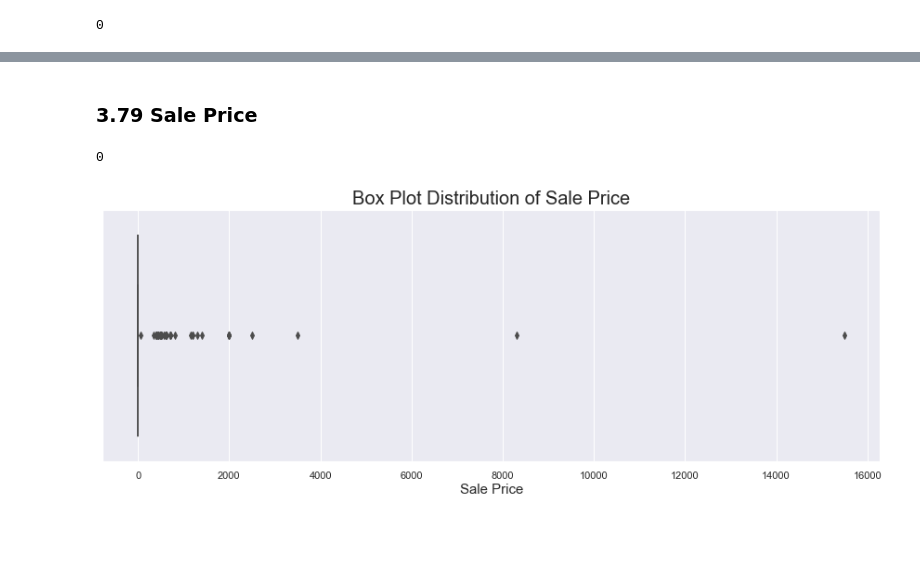
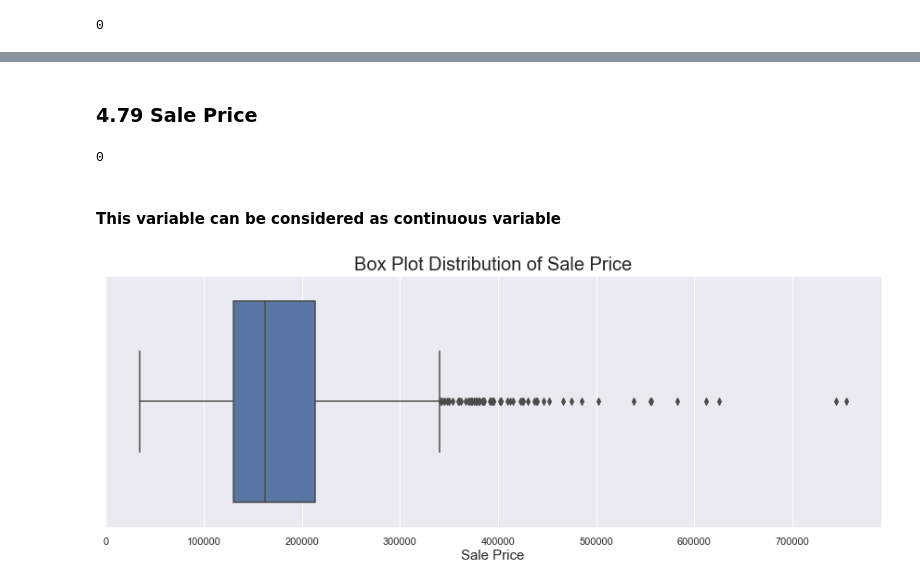
Before and after one commit to akshaykadam100/Housing-Price-Calculator, a Jupyter notebook: V1.ipynb, the cells around one changed output, grey strips where cells are left out. Saved outputs shown, nothing was run; the diff lists cells and outputs as text; code cells hidden in the pictures; blank space fills up the shorter version.

```diff
--- a/V1.ipynb
+++ b/V1.ipynb
@@ -2005 +2424,3 @@ Name: PoolQC, dtype: int64
+# %%
+raw_data = raw_data.drop(columns=['PoolQC'])
 # %% [markdown]
@@ -2020,2 +2431,0 @@ Name: Fence, dtype: int64
-# %%
-raw_data.Fence = raw_data.Fence.map({np.nan: 0, 'MnWw': 1, 'GdWo': 2, 'MnPrv': 3, 'GdPrv': 4})
@@ -2031 +2434,3 @@ Name: Fence, dtype: int64
+# %%
+raw_data = raw_data.drop(columns=['Fence'])
 # %% [markdown]
@@ -2046 +2444,3 @@ Name: MiscFeature, dtype: int64
+# %%
+raw_data = raw_data.drop(columns=['MiscFeature'])
 # %% [markdown]
@@ -2116,13 +2525,15 @@ Family       20
 Name: SaleCondition, dtype: int64
 # %% [markdown]
-### 3.79 Sale Price
+### 4.79 Sale Price
 # %%
 raw_data.SalePrice.isna().sum()
 # %% [output]
 0
+# %% [markdown]
+#### This variable can be considered as continuous variable
 # %%
-plot_box_plot_from_series(data=raw_data.MiscVal,
+plot_box_plot_from_series(data=raw_data.SalePrice,
                           plot_title='Box Plot Distribution of Sale Price',
                           x_axis_label='Sale Price')
 # %% [output]
-[figure, old version]
+[figure, new version]
```
Also changed, not shown: parts of 242 cells of this notebook, 3 other files.
